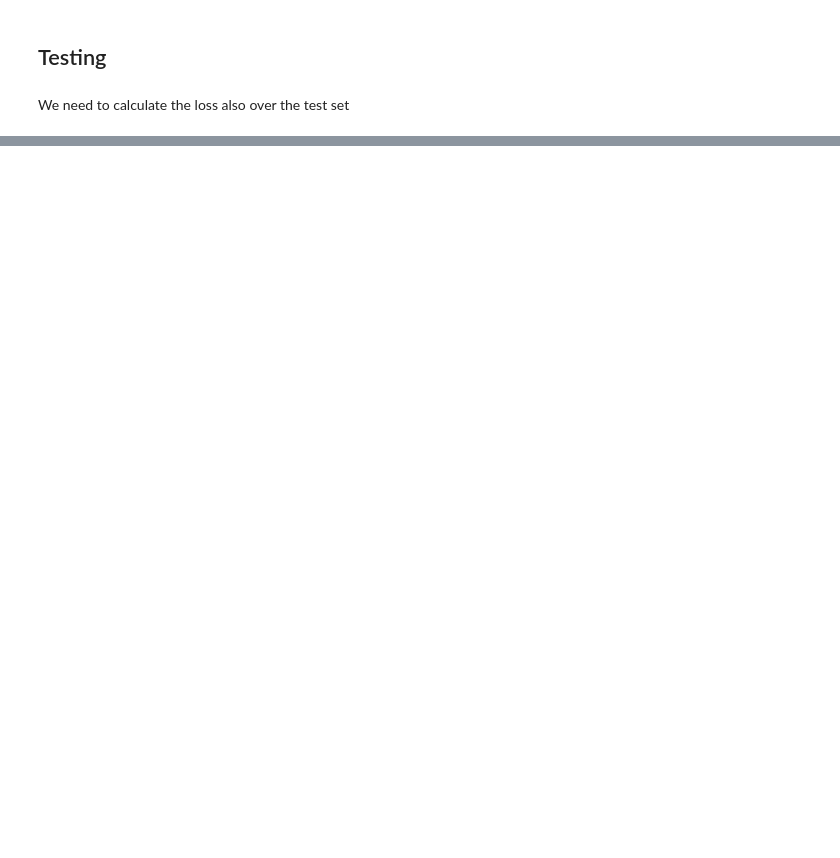
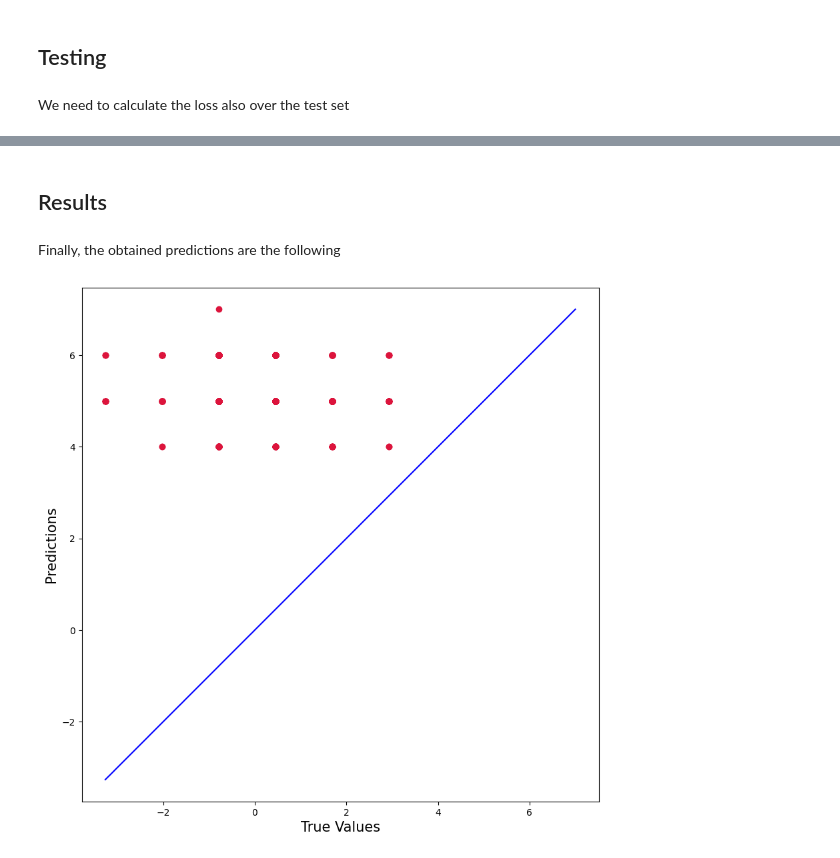
Before and after one commit to lorenzozanolin/DeepLearningLab, a Jupyter notebook: Exercises/Exercise 2/simple-regression.ipynb, the cells around one changed output, grey strips where cells are left out. Saved outputs shown, nothing was run; the diff lists cells and outputs as text; code cells hidden in the pictures; blank space fills up the shorter version.

```diff
--- a/Exercises/Exercise 2/simple-regression.ipynb
+++ b/Exercises/Exercise 2/simple-regression.ipynb
@@ -96,6 +96,9 @@ bias = torch.zeros(1, requires_grad=True)
 # %% [markdown]
 Some functions definitions
 # %%
+from matplotlib import pyplot as plt
+
+
 def linreg(X, w, b):        #linear regression
     return torch.matmul(X, w) + b
 
@@ -119,6 +122,20 @@ def data_iter(batch_size, features, labels):    #to divide a single batch in mul
 
 def squared_loss(y_hat, y):
     return (y_hat - y.reshape(y_hat.shape))**2 / 2
+
+def print_result(true_value, predicted_value):
+    plt.figure(figsize=(10,10))
+    plt.scatter(true_value, predicted_value, c='crimson')
+    #plt.yscale('log')
+    #plt.xscale('log')
+
+    p1 = max(max(predicted_value), max(true_value))
+    p2 = min(min(predicted_value), min(true_value))
+    plt.plot([p1, p2], [p1, p2], 'b-')
+    plt.xlabel('True Values', fontsize=15)
+    plt.ylabel('Predictions', fontsize=15)
+    plt.axis('equal')
+    plt.show()
 # %% [markdown]
 Training loop
 # %%
@@ -178,0 +187,16 @@ loss on the test dataset 0.321159
+# %% [markdown]
+## Results
+# %% [markdown]
+Finally, the obtained predictions are the following
+# %%
+train_predictions = linreg(X_train,weights,bias)
+train_predictions = torch.floor((train_predictions * trains_std) + trains_mean)  #denormalization + floor approximation
+
+test_predictions = linreg(X_test,weights,bias)
+test_predictions = torch.floor((test_predictions * trains_std) + trains_mean)  #denormalization + floor approximation
+with torch.no_grad():
+    print_result(train_labels,torch.cat((train_predictions,test_predictions),0))
+
+#print(train_predictions,test_predictions)
+# %% [output]
+[figure, added]
```
Also changed, not shown: parts of 6 cells of this notebook.
